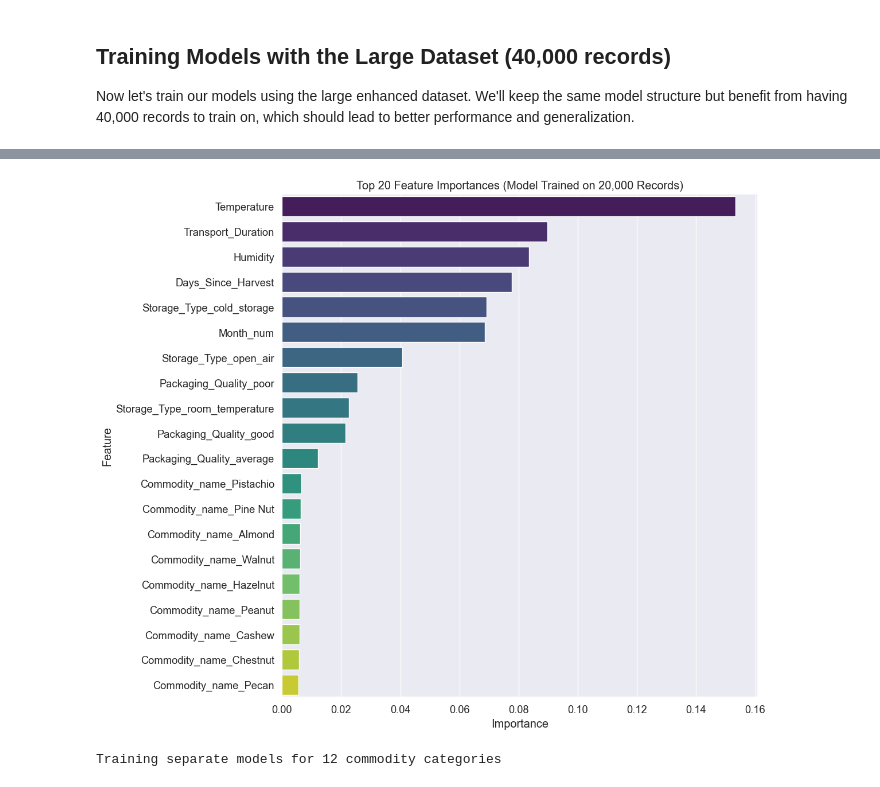
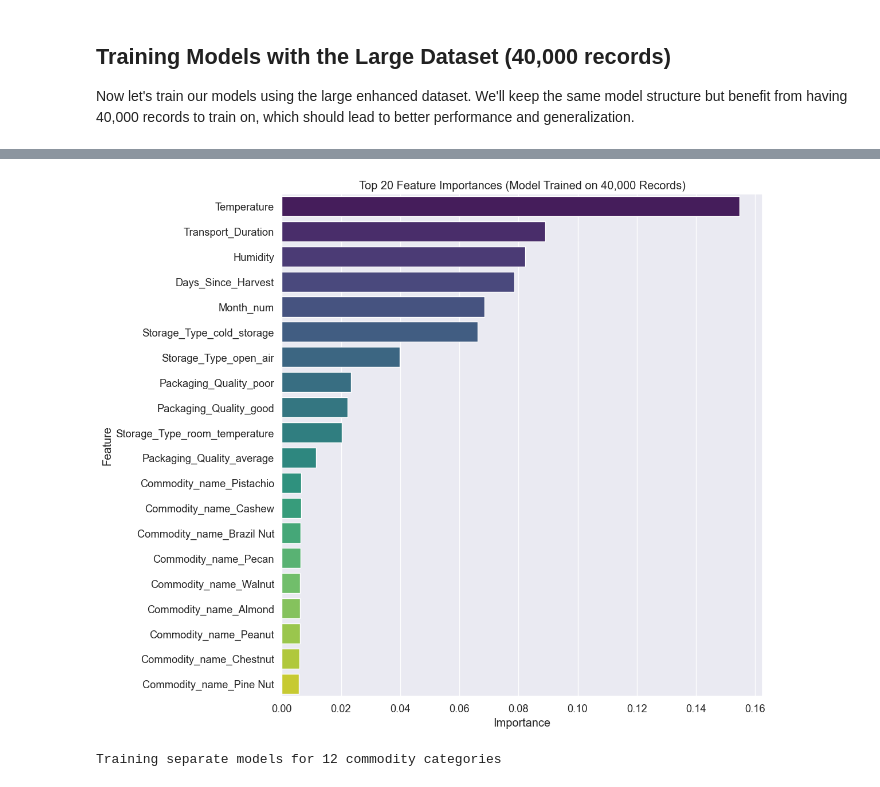
Before and after one commit to TridentifyIshaan/Surplus2Serve, a Jupyter notebook: Model/enhanced_spoilage_model.ipynb, the cells around one changed output, grey strips where cells are left out. Drawn from its saved outputs; the diff is of its cells as text; code cells hidden in the pictures.

Commit message:
Update the enhanced spoilage model notebook

```diff
--- a/Model/enhanced_spoilage_model.ipynb
+++ b/Model/enhanced_spoilage_model.ipynb
@@ -347,30 +344,30 @@ weighted avg       0.79      0.82      0.79      3978
 # %%
 # Get feature names after preprocessing
 feature_names = (
     numerical_features +
     list(rf_pipeline.named_steps['preprocessor']
          .named_transformers_['cat']
          .named_steps['onehot']
          .get_feature_names_out(categorical_features))
 )
 
 # Get feature importances from the random forest model
 importances = rf_pipeline.named_steps['classifier'].feature_importances_
 
 # Create a DataFrame for visualization
 feature_importance_df = pd.DataFrame({
     'Feature': feature_names,
     'Importance': importances
 }).sort_values('Importance', ascending=False)
 
 # Plot feature importances
 plt.figure(figsize=(12, 10))
 sns.barplot(x='Importance', y='Feature', data=feature_importance_df.head(20), palette='viridis')
-plt.title('Top 20 Feature Importances (Model Trained on 20,000 Records)')
+plt.title('Top 20 Feature Importances (Model Trained on 40,000 Records)')
 plt.tight_layout()
 plt.show()
 # %% [output]
-[figure, old version]
+[figure, new version]
 # %%
 # Modified function to train and evaluate a model for a specific commodity group using the large dataset
 def train_commodity_model_large(group_name, data=df):
```
Also changed, not shown: parts of 1 cell of this notebook.
